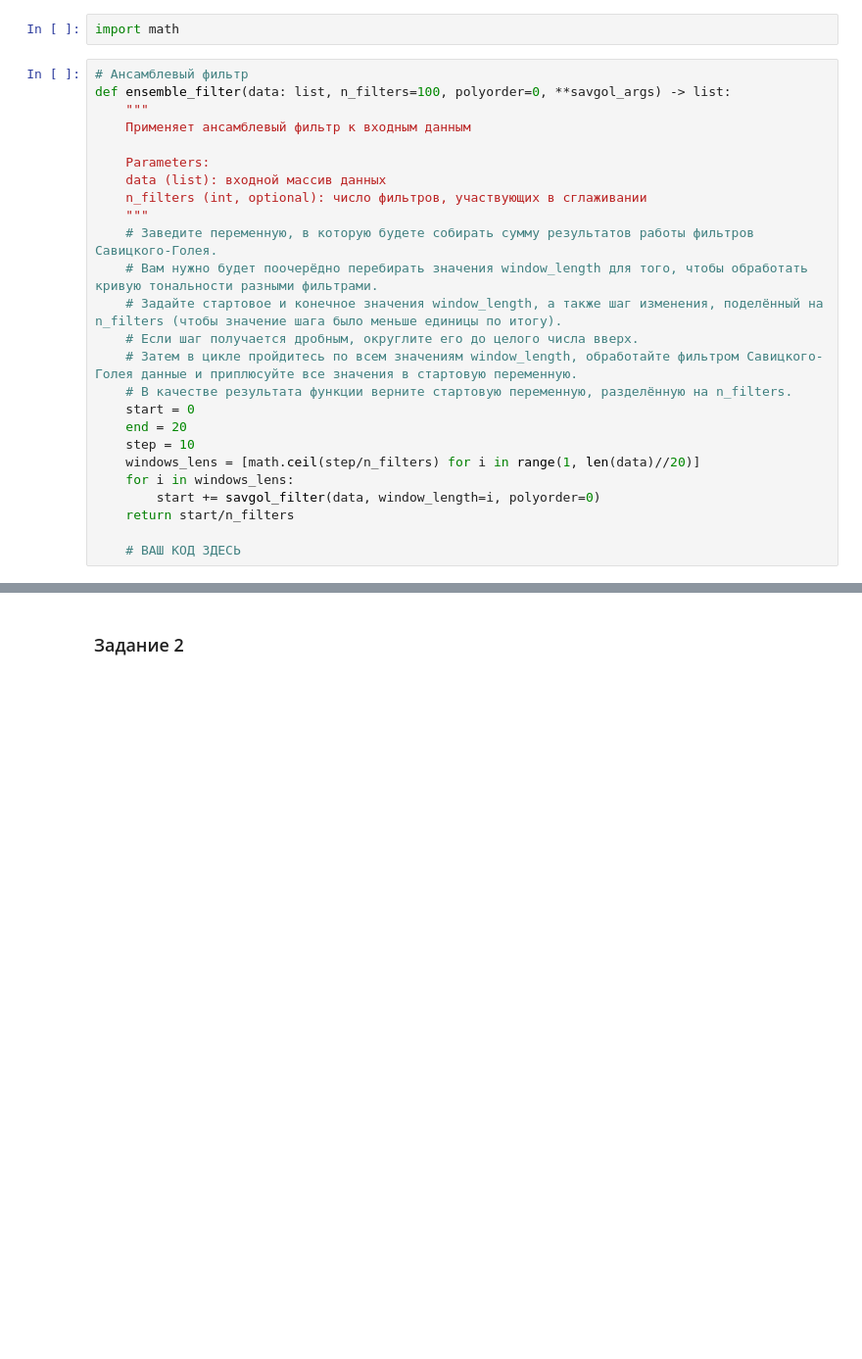
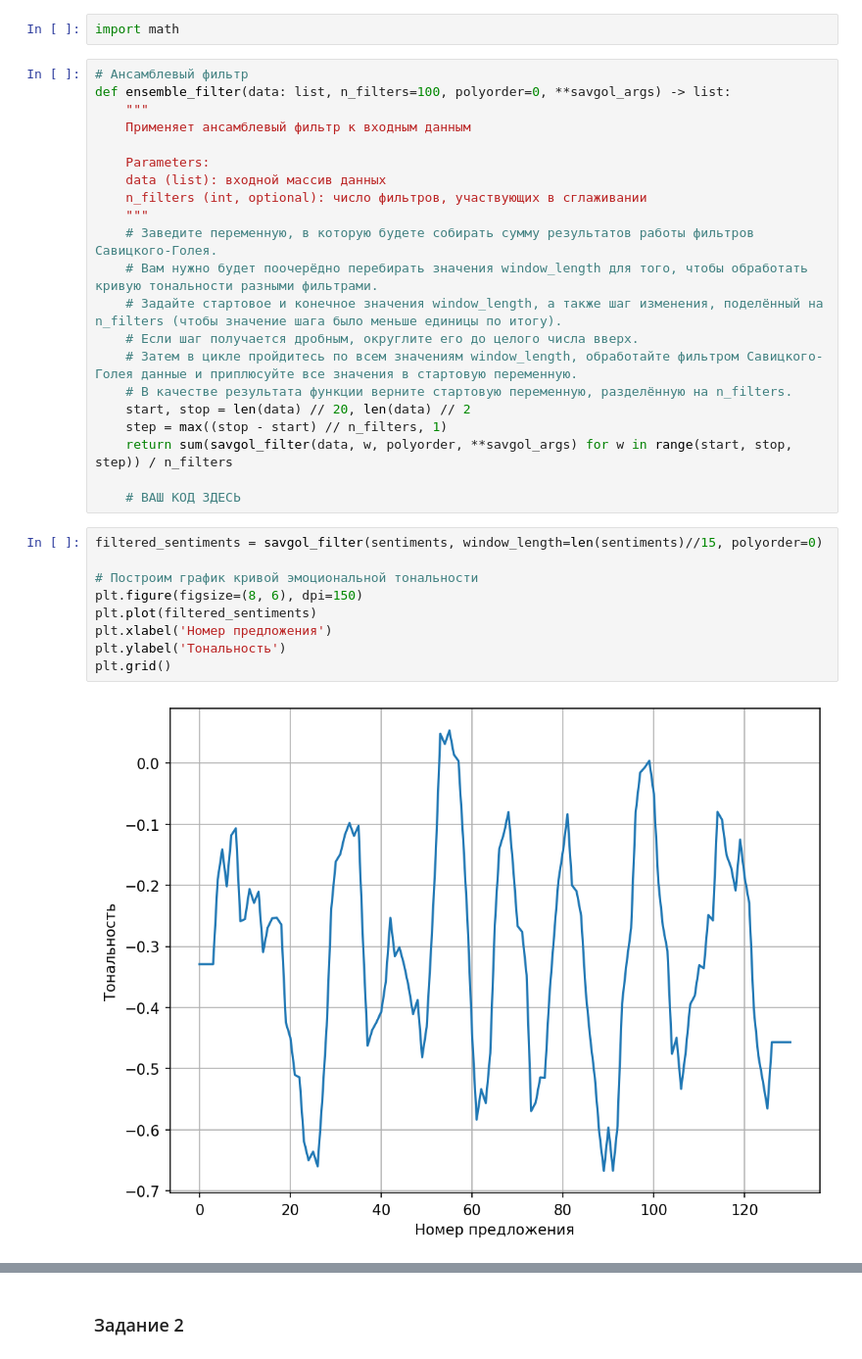
Before and after one commit to Eshasss/i-love-crispy-laptops, a Jupyter notebook: CompLing/CompLing 9 - Sentiment Analysis/27.02.2025_sentiment_analysis.ipynb, the cells around one changed output, grey strips where cells are left out. Shown at 98% size. Drawn from its saved outputs; the diff is of its cells as text; blank space fills up the shorter version.

```diff
--- a/CompLing/CompLing 9 - Sentiment Analysis/27.02.2025_sentiment_analysis.ipynb
+++ b/CompLing/CompLing 9 - Sentiment Analysis/27.02.2025_sentiment_analysis.ipynb
@@ -160,14 +174,21 @@ def ensemble_filter(data: list, n_filters=100, polyorder=0, **savgol_args) -> li
     # Если шаг получается дробным, округлите его до целого числа вверх.
     # Затем в цикле пройдитесь по всем значениям window_length, обработайте фильтром Савицкого-Голея данные и приплюсуйте все значения в стартовую переменную.
     # В качестве результата функции верните стартовую переменную, разделённую на n_filters.
-    start = 0
-    end = 20
-    step = 10
-    windows_lens = [math.ceil(step/n_filters) for i in range(1, len(data)//20)]
-    for i in windows_lens:
-        start += savgol_filter(data, window_length=i, polyorder=0)
-    return start/n_filters
+    start, stop = len(data) // 20, len(data) // 2
+    step = max((stop - start) // n_filters, 1)
+    return sum(savgol_filter(data, w, polyorder, **savgol_args) for w in range(start, stop, step)) / n_filters
 
     # ВАШ КОД ЗДЕСЬ
+# %%
+filtered_sentiments = savgol_filter(sentiments, window_length=len(sentiments)//15, polyorder=0)
+
+# Построим график кривой эмоциональной тональности
+plt.figure(figsize=(8, 6), dpi=150)
+plt.plot(filtered_sentiments)
+plt.xlabel('Номер предложения')
+plt.ylabel('Тональность')
+plt.grid()
+# %% [output]
+[figure, added]
 # %%
 # Произведем фильтрацию сигнала ансамблевым фильтром
```
Also changed, not shown: parts of 26 cells of this notebook, 6 other files.
